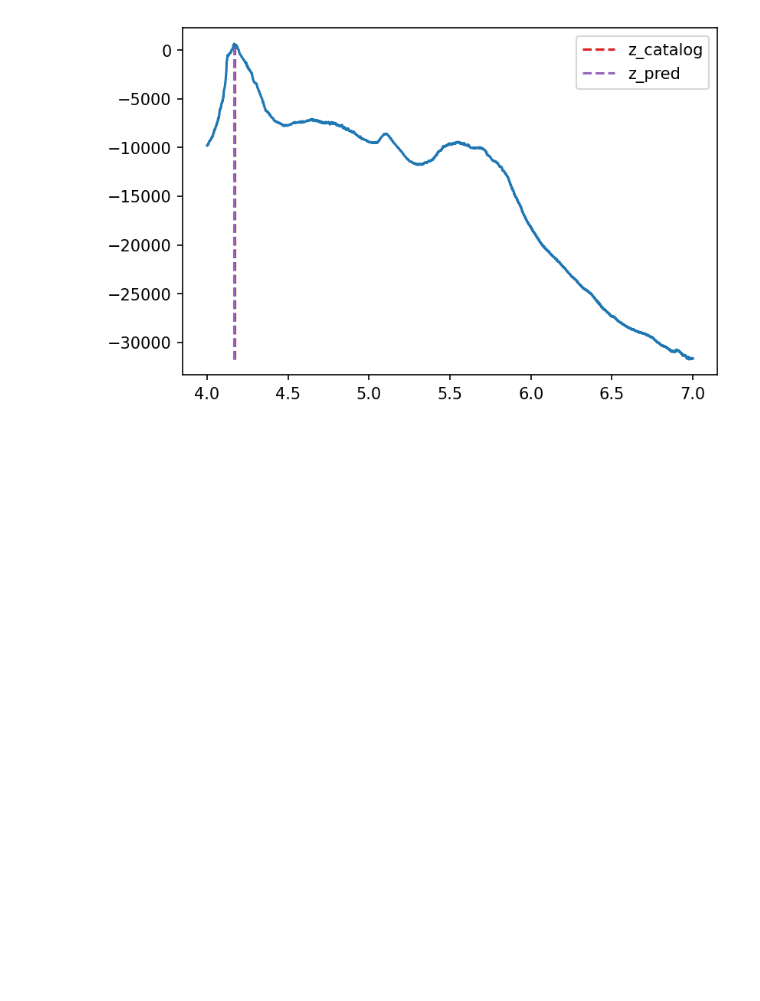
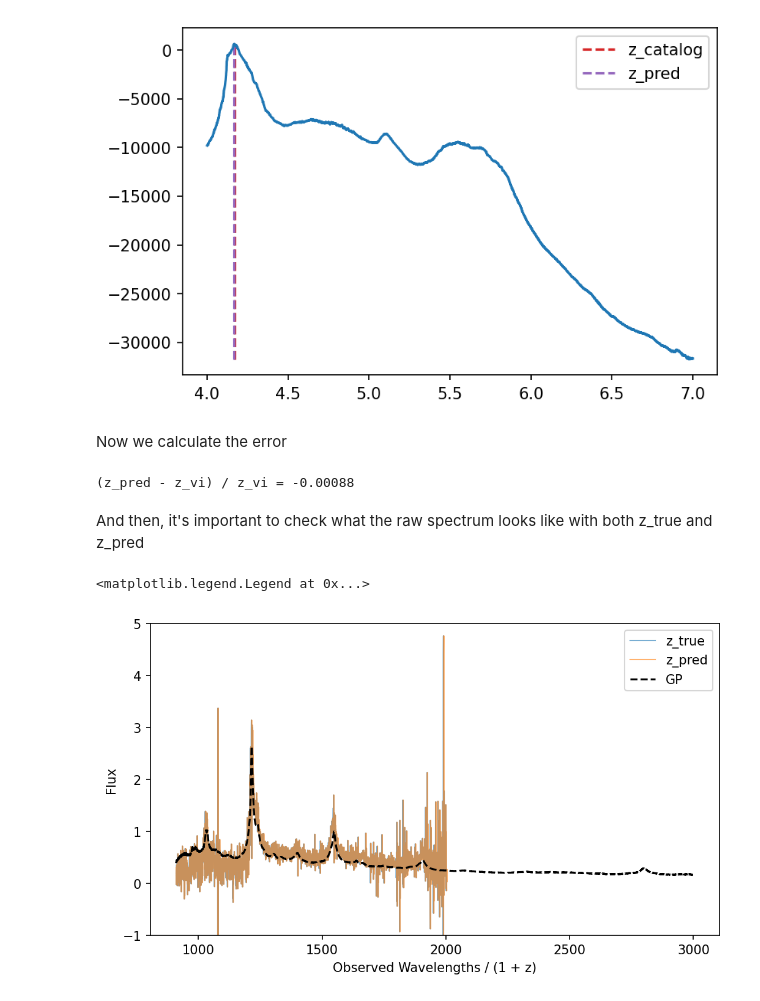
Before and after one commit to jibanCat/gpy_dla_detection, a Jupyter notebook: notebooks/Errors for different quasar prediction methods.ipynb, the cells around one changed output. Saved outputs shown, nothing was run; the diff lists cells and outputs as text; code cells hidden in the pictures; blank space fills up the shorter version.

Commit message:
add some raw spectrum plots

```diff
--- a/notebooks/Errors for different quasar prediction methods.ipynb
+++ b/notebooks/Errors for different quasar prediction methods.ipynb
@@ -209,3 +209,35 @@ plt.legend()
 # %% [output]
 <matplotlib.legend.Legend at 0x...>
 [figure]
+# %% [markdown]
+Now we calculate the error
+# %%
+print("(z_pred - z_vi) / z_vi = {:.3g}".format((z_pred - z_true) / z_true))
+# %% [output]
+(z_pred - z_vi) / z_vi = -0.00088
+# %% [markdown]
+And then, it's important to check what the raw spectrum looks like with both z_true and z_pred
+# %%
+plt.figure(figsize=(8, 4.5))
+
+for z in (z_true, z_pred):
+    z_qso_gp.set_data(
+        wavelengths,
+        flux,
+        noise_variance,
+        pixel_mask,
+        z_qso=z,
+        normalize=True,
+        build_model=True,
+    )
+    plt.plot(z_qso_gp.x, z_qso_gp.y, alpha=0.6, lw=1)
+
+# plot the GP model to help measure the z
+plt.plot(z_qso_gp.rest_wavelengths, z_qso_gp.mu, label="GP", color="k", ls="--")
+plt.ylim(-1, 5)
+plt.xlabel("Observed Wavelengths / (1 + z)")
+plt.ylabel("Flux")
+plt.legend(["z_true", "z_pred", "GP"])
+# %% [output]
+<matplotlib.legend.Legend at 0x...>
+[figure, added]
```
Also changed, not shown: parts of 2 cells of this notebook.
